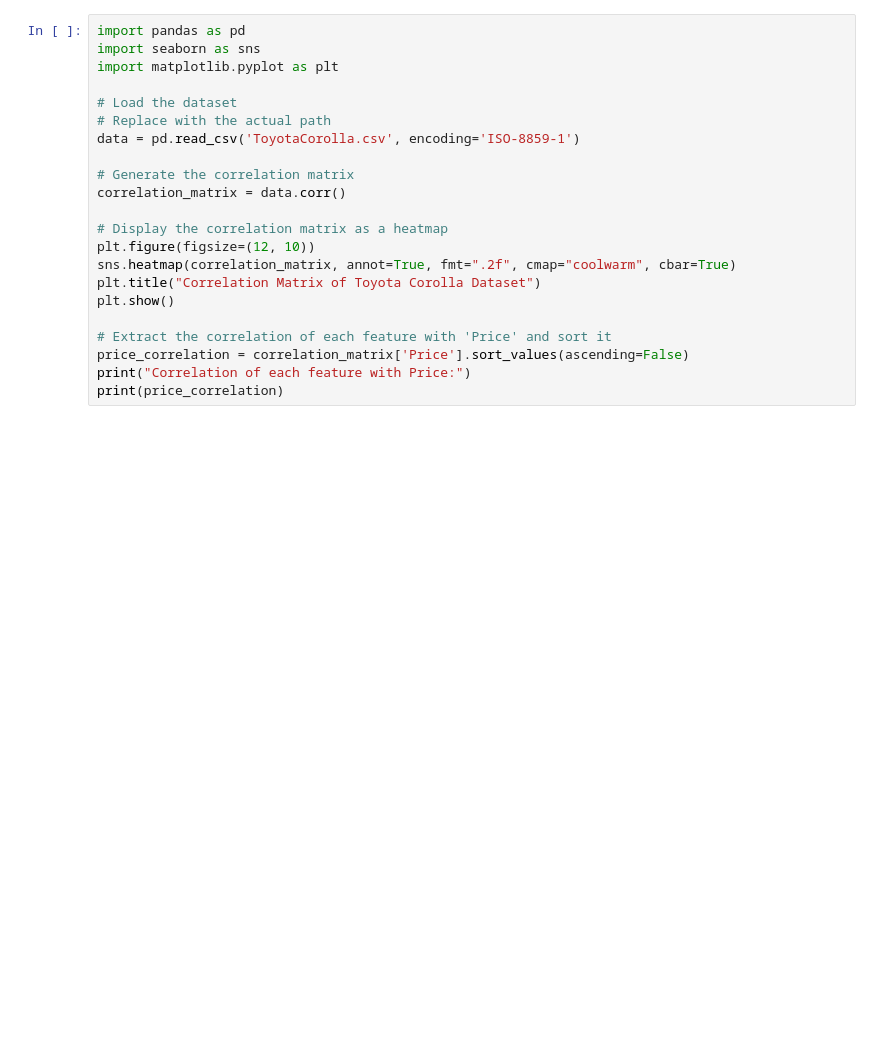
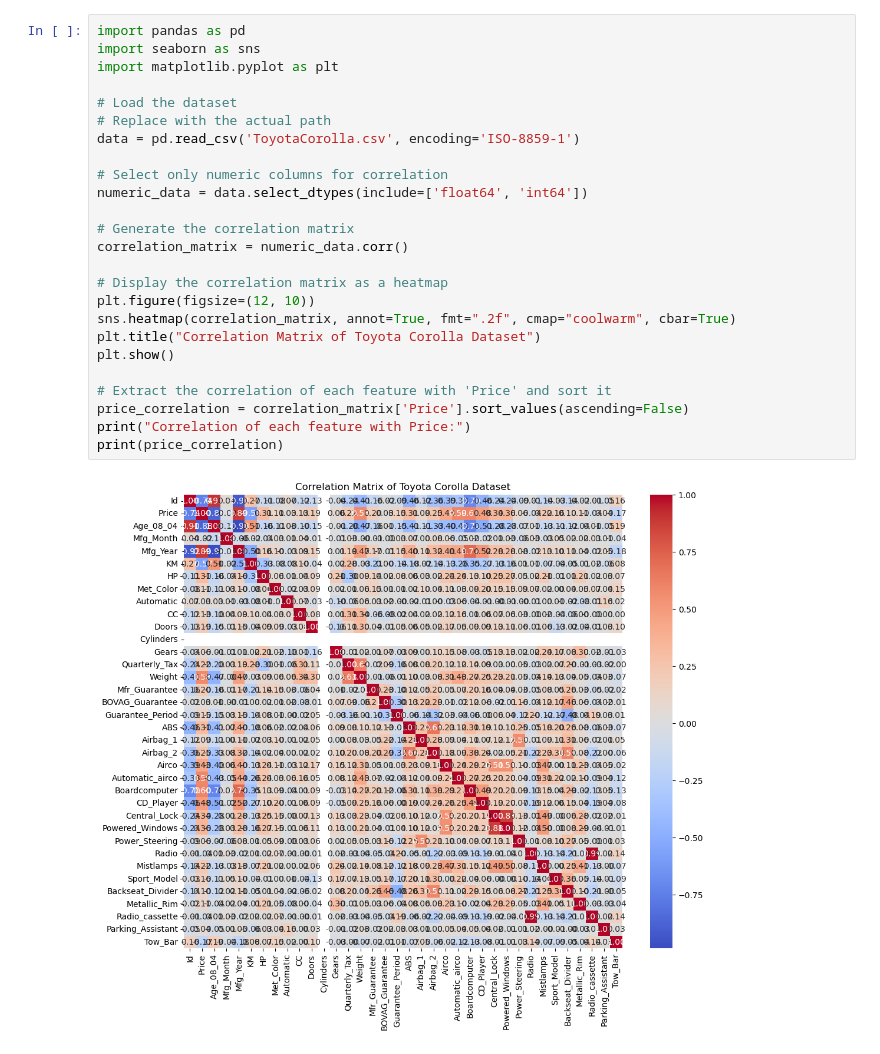
Before and after one commit to divysoni23/Q3, a Jupyter notebook: Q3.ipynb, the cells around one changed output. Cells and saved outputs as stored; diff of their text form; blank space fills up the shorter version.

```diff
--- a/Q3.ipynb
+++ b/Q3.ipynb
@@ -1,23 +1,27 @@
 # %%
 import pandas as pd
 import seaborn as sns
 import matplotlib.pyplot as plt
 
 # Load the dataset
 # Replace with the actual path
 data = pd.read_csv('ToyotaCorolla.csv', encoding='ISO-8859-1')
 
+# Select only numeric columns for correlation
+numeric_data = data.select_dtypes(include=['float64', 'int64'])
+
 # Generate the correlation matrix
-correlation_matrix = data.corr()
+correlation_matrix = numeric_data.corr()
 
 # Display the correlation matrix as a heatmap
 plt.figure(figsize=(12, 10))
 sns.heatmap(correlation_matrix, annot=True, fmt=".2f", cmap="coolwarm", cbar=True)
 plt.title("Correlation Matrix of Toyota Corolla Dataset")
 plt.show()
 
 # Extract the correlation of each feature with 'Price' and sort it
 price_correlation = correlation_matrix['Price'].sort_values(ascending=False)
 print("Correlation of each feature with Price:")
 print(price_correlation)
 # %% [output]
+[figure, added]
```
Also changed, not shown: parts of 1 cell of this notebook.
